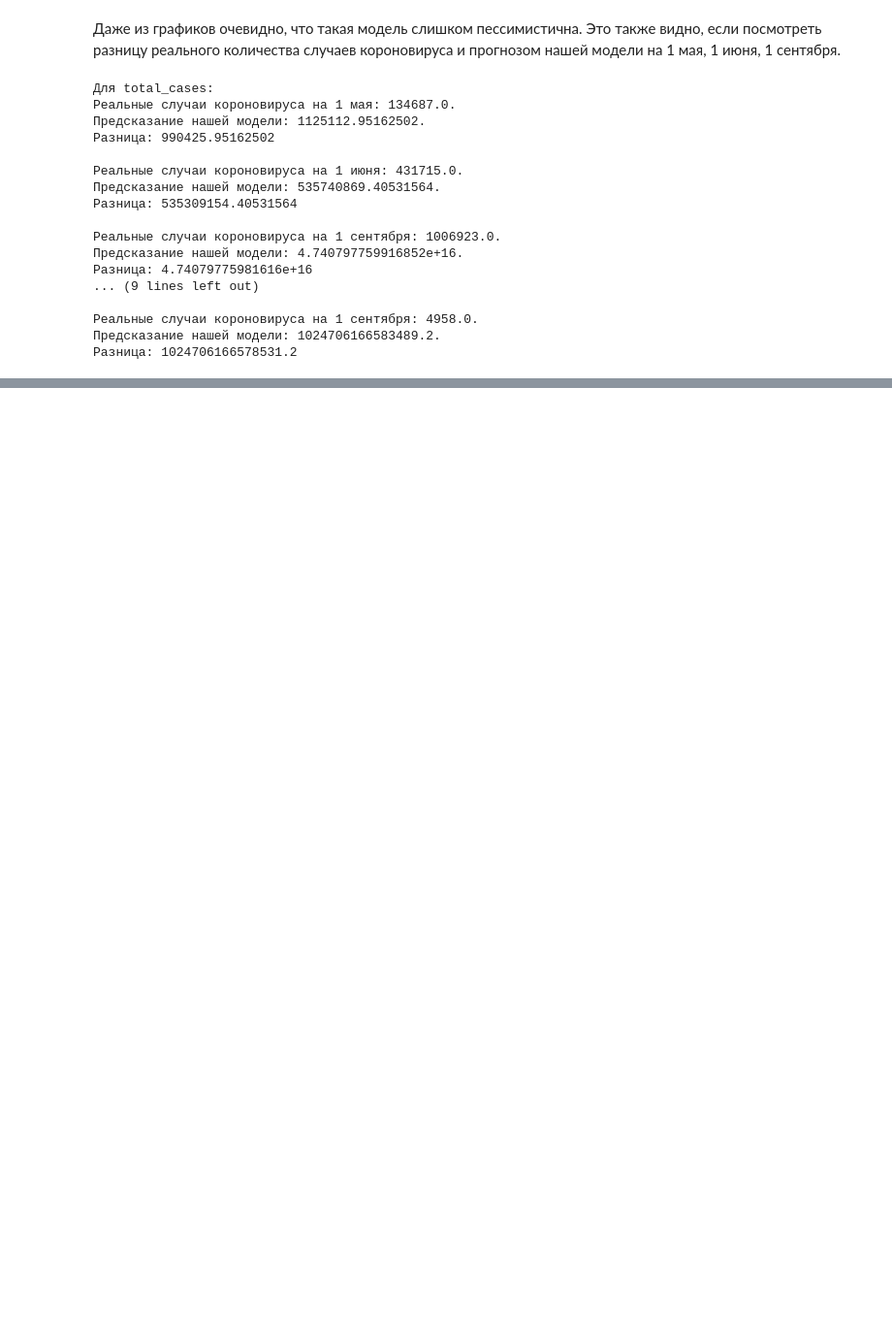
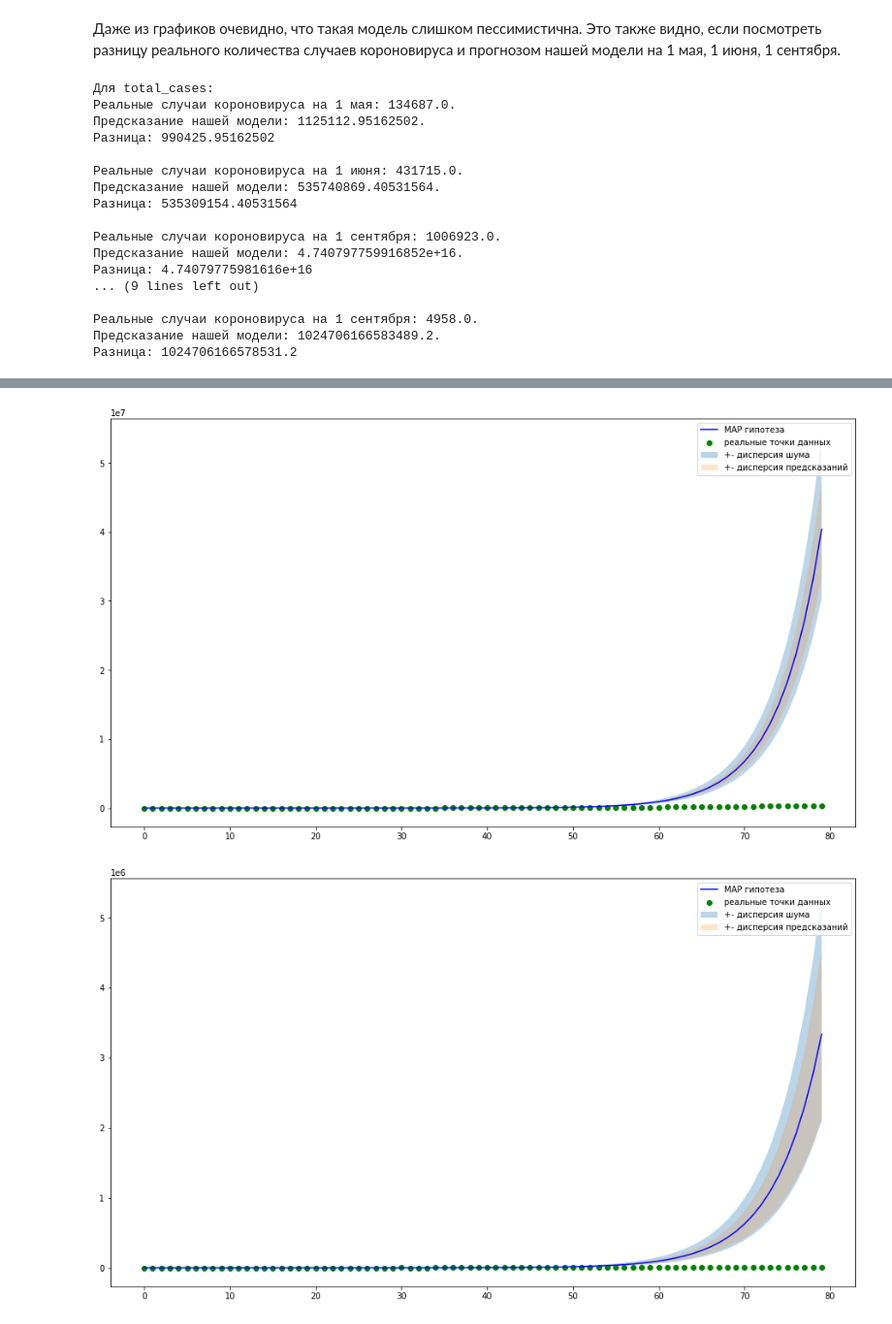
Before and after one commit to maxima1ist/made-advanced-ml-2022-hw, a Jupyter notebook: hw-1/linear_regression.ipynb, the cells around one changed output, grey strips where cells are left out. Shown at 97% size. Saved outputs shown, nothing was run; the diff lists cells and outputs as text; code cells hidden in the pictures; blank space fills up the shorter version.

```diff
--- a/hw-1/linear_regression.ipynb
+++ b/hw-1/linear_regression.ipynb
@@ -354,0 +391,31 @@ for target in targets:
+# %%
+def plot_predictions_exp(xs, ys, mu, mae, samples):
+    new_samples = []
+    for sample in samples:
+        sample = [math.exp(value) for value in sample]
+        new_samples.append(sample)
+
+    fig = plt.figure(figsize=(16, 9))
+    ax = fig.add_subplot()
+    ax.scatter(xs, ys, color="green", label="реальные точки данных")
+    ax.plot(xs, np.exp(mu[0] + mu[1] * np.array(xs)),
+            color="blue", label="MAP гипотеза")
+    ax.fill_between(xs,
+                    np.exp(mu[0] + mu[1] * np.array(xs) - mae),
+                    np.exp(mu[0] + mu[1] * np.array(xs) + mae),
+                    alpha=.3, label="+- дисперсия шума")
+    ax.fill_between(xs,
+                    np.mean(new_samples, axis=0) - np.std(new_samples, axis=0),
+                    np.mean(new_samples, axis=0) + np.std(new_samples, axis=0),
+                    alpha=.2, label="+- дисперсия предсказаний")
+    ax.legend()
+# %%
+for target in targets:
+    plot_predictions_exp(days,
+                         train_target[target].append(test_target[target]),
+                         mu_sigma[target][0],
+                         maes[target],
+                         samples[target])
+# %% [output]
+[figure, added]
+[figure, added]
```
Also changed, not shown: parts of 14 cells of this notebook.
